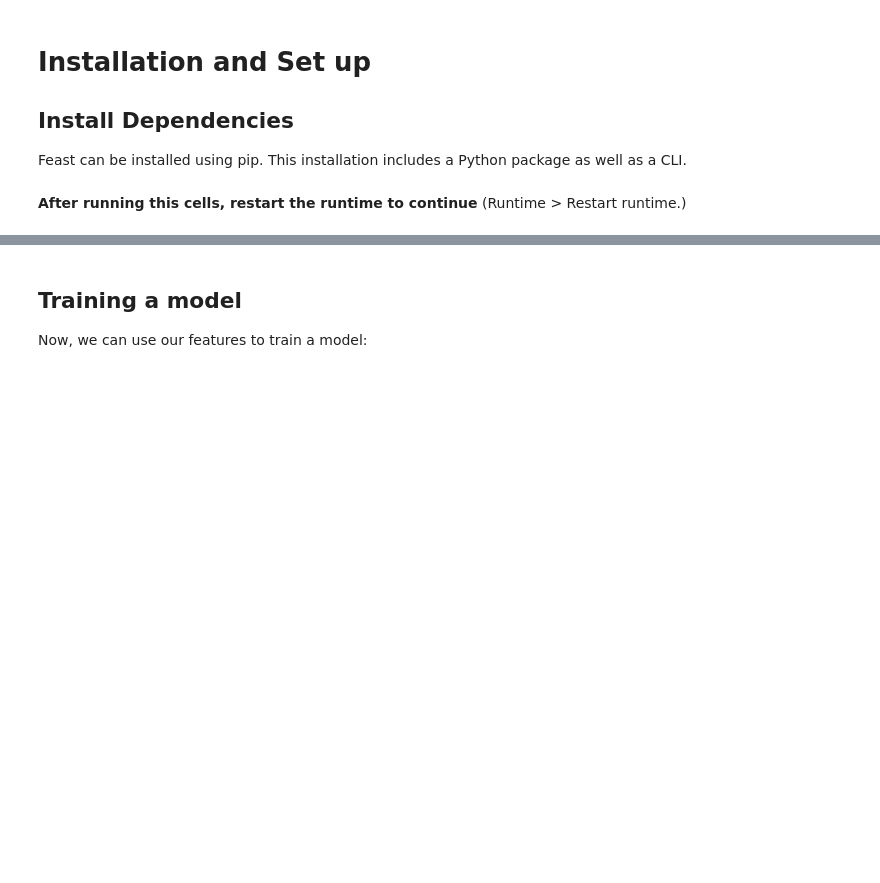
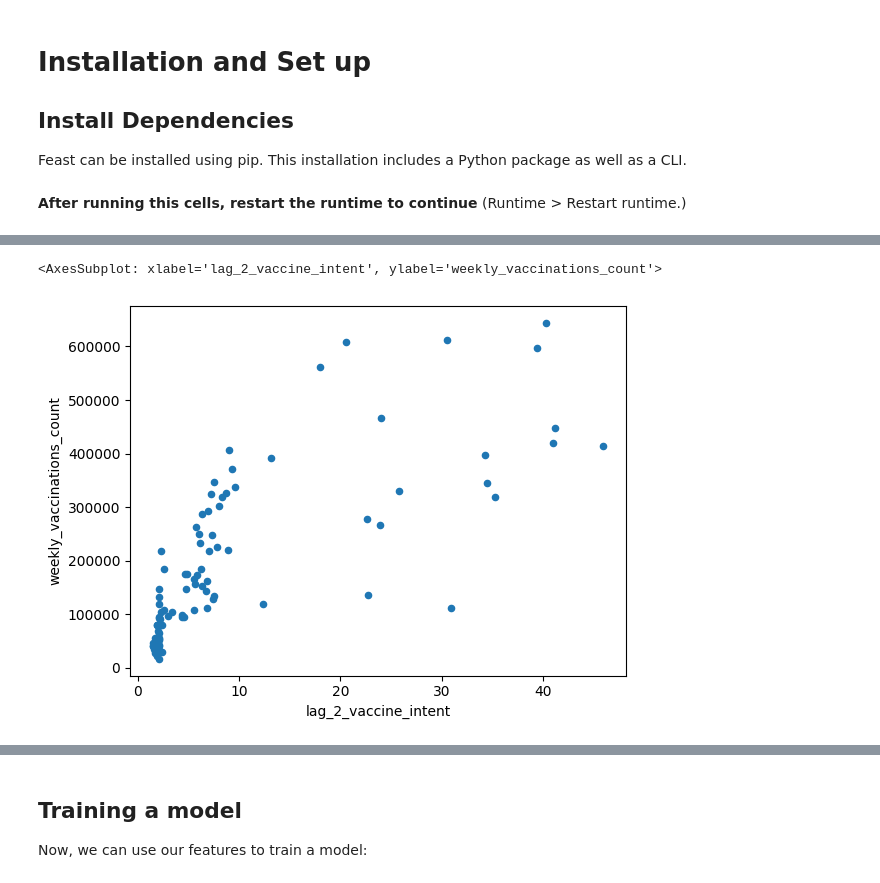
Before and after one commit to RedisVentures/redis-feast-gcp, a Jupyter notebook: feature_store/feature_store_setup.ipynb, the cells around one changed output, grey strips where cells are left out. Cells and saved outputs as stored; diff of their text form; code cells hidden in the pictures; blank space fills up the shorter version.

```diff
--- a/feature_store/feature_store_setup.ipynb
+++ b/feature_store/feature_store_setup.ipynb
@@ -190,7 +101,20 @@ To make things simpler, we registered a `FeatureService` for both model training
 # %%
 from feast import FeatureStore
+from repo import config
+from utils import (
+    DataFetcher,
+    ModelRepo,
+    file
+)
+
+# Load repo config
+repo_config = file.fetch_pkl_frm_gcs(
+    remote_filename=config.REPO_CONFIG,
+    bucket_name=config.BUCKET_NAME
+)
 
 # Load fs
-store = FeatureStore(config=repo_config)
+fs = FeatureStore(config=repo_config)
+
 # Load data fetcher
-data_fetcher = DataFetcher(store)
+data_fetcher = DataFetcher(fs)
@@ -200,6 +121,19 @@ ds = data_fetcher.get_training_data()
+# %%
+# Fetch Historical Training Data
+ds = data_fetcher.get_training_data(
+    entity_query=f"""
+        select
+            state,
+            date as event_timestamp
+        from
+            {config.BIGQUERY_DATASET_NAME}.{config.WEEKLY_VACCINATIONS_TABLE}
+    """
+)
+
+# Clean up any nulls
+ds.dropna(inplace=True)
+ds.sort_values(['event_timestamp', 'state'], axis=0, inplace=True)
 # %%
 virginia = ds[ds.state == 'Virginia']
-# %%
-virginia.sort_values('event_timestamp', axis=0, inplace=True)
 # %%
 virginia.head()
@@ -212,4 +156,2 @@ ds.sort_values(['event_timestamp', 'state'], axis=0, inplace=True)
 # %%
-virginia = ds[ds['state'] == 'Virginia']
-
 virginia.weekly_vaccinations_count.describe()
@@ -219,0 +178,5 @@ virginia.plot.scatter(y='weekly_vaccinations_count', x='lag_2_vaccine_safety')
+# %%
+virginia.plot.scatter(y='weekly_vaccinations_count', x='lag_2_vaccine_intent')
+# %% [output]
+<AxesSubplot: xlabel='lag_2_vaccine_intent', ylabel='weekly_vaccinations_count'>
+[figure, added]
```
Also changed, not shown: parts of 33 cells of this notebook, 30 other files.
